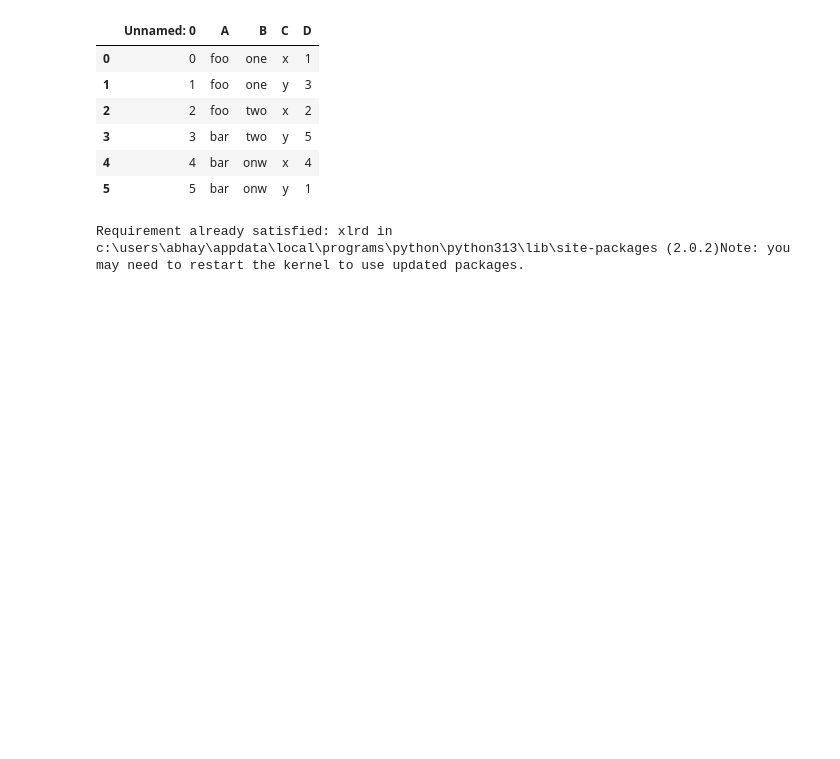
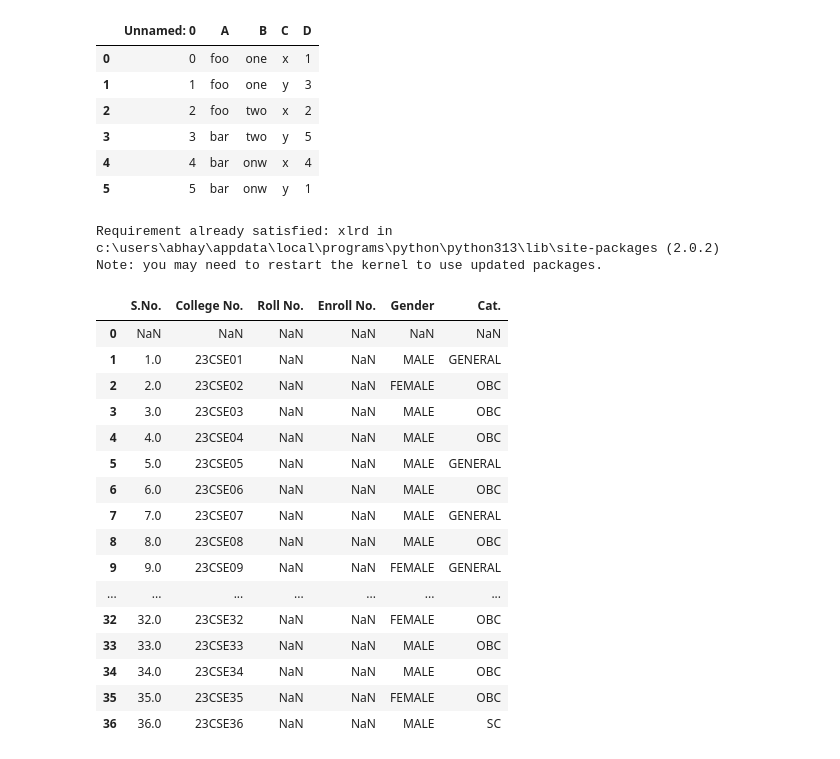
Before and after one commit to abhaymaurya57/Data-Science-and-machine-learning, a Jupyter notebook: Udemy/pandas/09_data_input_output.ipynb, the cells around one changed output. Drawn from its saved outputs; the diff is of its cells as text; code cells hidden in the pictures; blank space fills up the shorter version.

Commit message:
excel

```diff
--- a/Udemy/pandas/09_data_input_output.ipynb
+++ b/Udemy/pandas/09_data_input_output.ipynb
@@ -54,0 +54,20 @@ Requirement already satisfied: xlrd in c:\users\abhay\appdata\local\programs\pyt
+# %%
+pd.read_excel('fake.xlsx')
+# %% [output]
+|  | S.No. | College No. | Roll No. | Enroll No. | Gender | Cat. |
+| 0 | NaN | NaN | NaN | NaN | NaN | NaN |
+| 1 | 1.0 | 23CSE01 | NaN | NaN | MALE | GENERAL |
+| 2 | 2.0 | 23CSE02 | NaN | NaN | FEMALE | OBC |
+| 3 | 3.0 | 23CSE03 | NaN | NaN | MALE | OBC |
+| 4 | 4.0 | 23CSE04 | NaN | NaN | MALE | OBC |
+| 5 | 5.0 | 23CSE05 | NaN | NaN | MALE | GENERAL |
+| 6 | 6.0 | 23CSE06 | NaN | NaN | MALE | OBC |
+| 7 | 7.0 | 23CSE07 | NaN | NaN | MALE | GENERAL |
+| 8 | 8.0 | 23CSE08 | NaN | NaN | MALE | OBC |
+| 9 | 9.0 | 23CSE09 | NaN | NaN | FEMALE | GENERAL |
+| ... | ... | ... | ... | ... | ... | ... |
+| 32 | 32.0 | 23CSE32 | NaN | NaN | FEMALE | OBC |
+| 33 | 33.0 | 23CSE33 | NaN | NaN | MALE | OBC |
+| 34 | 34.0 | 23CSE34 | NaN | NaN | MALE | OBC |
+| 35 | 35.0 | 23CSE35 | NaN | NaN | FEMALE | OBC |
+| 36 | 36.0 | 23CSE36 | NaN | NaN | MALE | SC |
```
Also changed, not shown: parts of 3 cells of this notebook, 2 other files.
